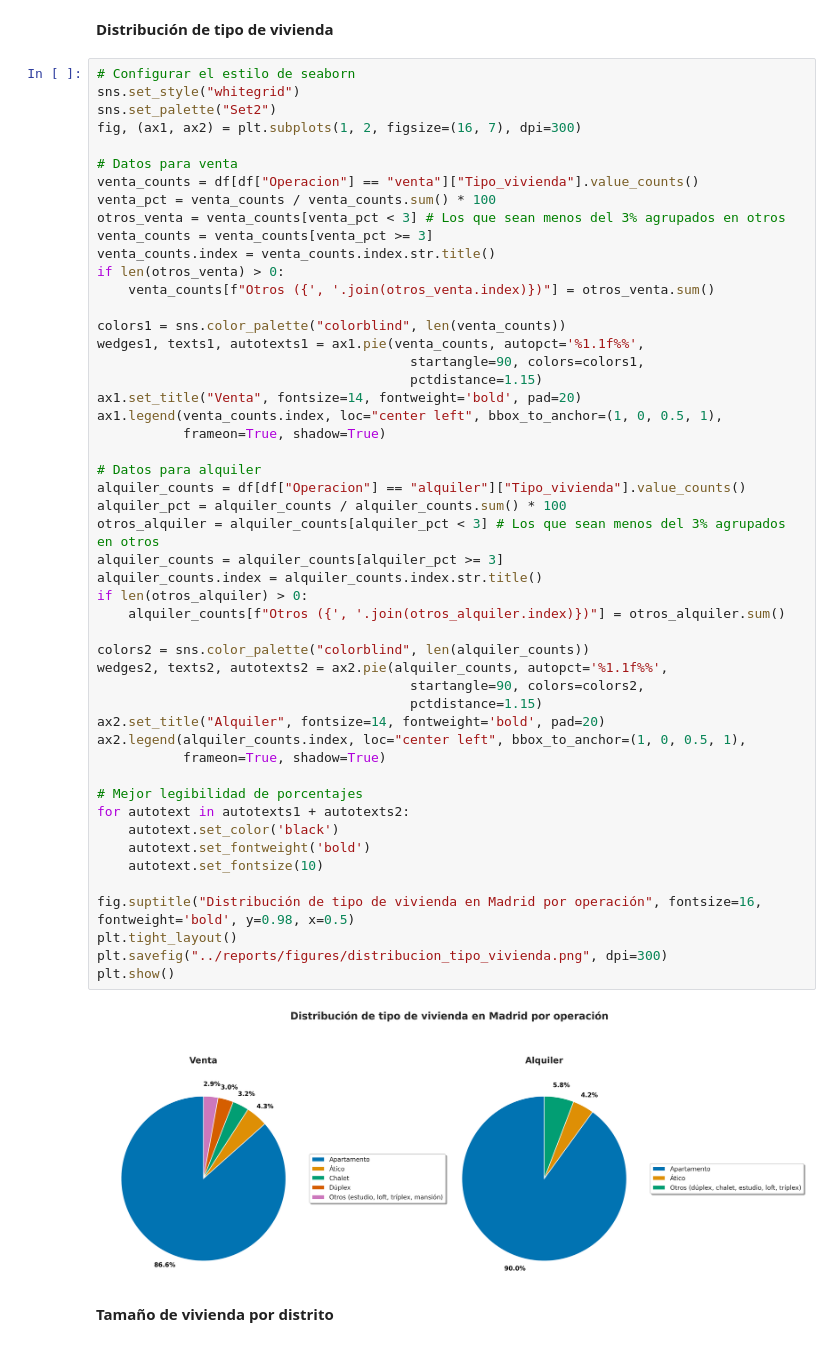
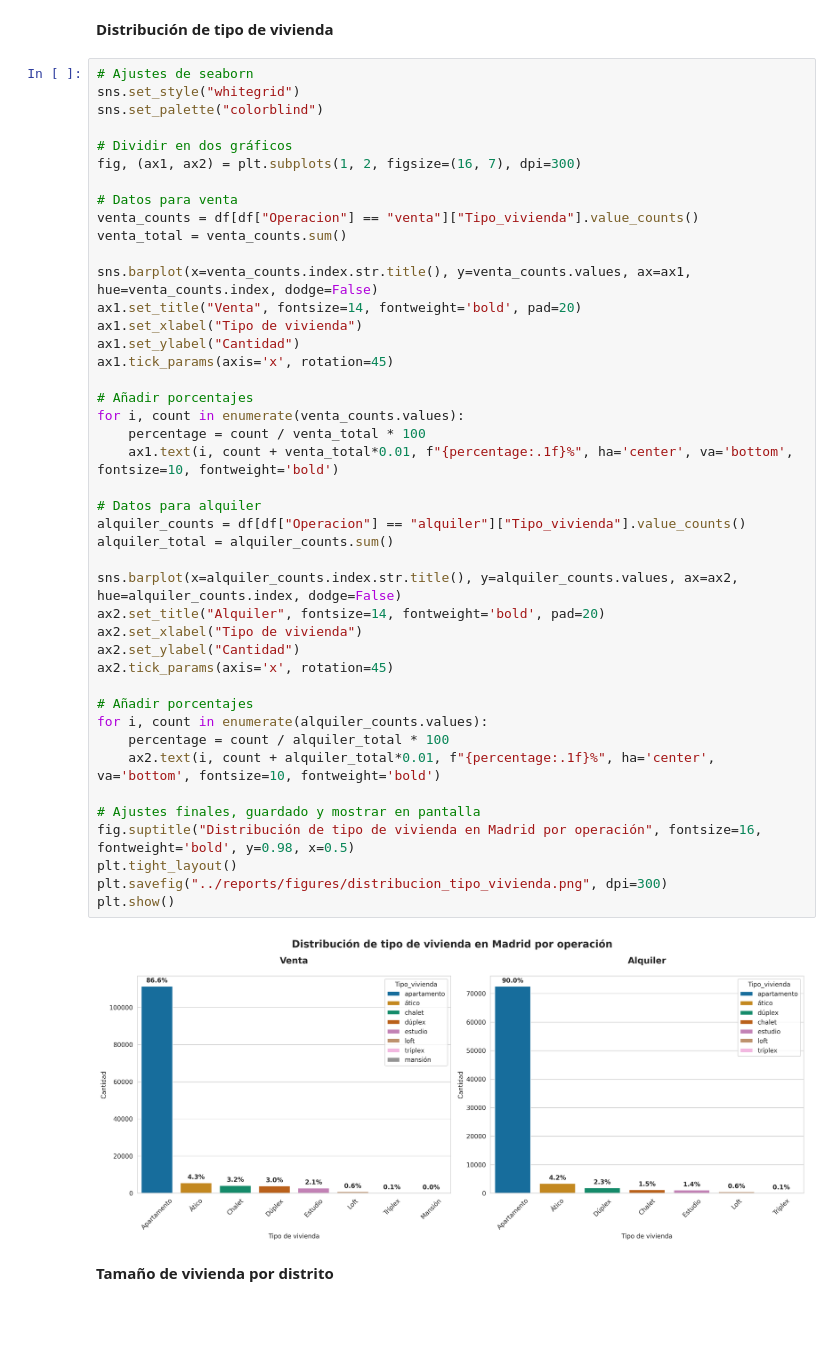
Before and after one commit to JorgeGM8/TFM_Data_Science, a Jupyter notebook: notebooks/EDA_viviendas_2011_2024.ipynb, the cells around one changed output. Saved outputs shown, nothing was run; the diff lists cells and outputs as text; blank space fills up the shorter version.

```diff
--- a/notebooks/EDA_viviendas_2011_2024.ipynb
+++ b/notebooks/EDA_viviendas_2011_2024.ipynb
@@ -612,57 +674,50 @@ plt.show()
 # %% [markdown]
 **Distribución de tipo de vivienda**
 # %%
-# Configurar el estilo de seaborn
+# Ajustes de seaborn
 sns.set_style("whitegrid")
-sns.set_palette("Set2")
+sns.set_palette("colorblind")
+
+# Dividir en dos gráficos
 fig, (ax1, ax2) = plt.subplots(1, 2, figsize=(16, 7), dpi=300)
 
 # Datos para venta
 venta_counts = df[df["Operacion"] == "venta"]["Tipo_vivienda"].value_counts()
-venta_pct = venta_counts / venta_counts.sum() * 100
-otros_venta = venta_counts[venta_pct < 3] # Los que sean menos del 3% agrupados en otros
-venta_counts = venta_counts[venta_pct >= 3]
-venta_counts.index = venta_counts.index.str.title()
-if len(otros_venta) > 0:
-    venta_counts[f"Otros ({', '.join(otros_venta.index)})"] = otros_venta.sum()
+venta_total = venta_counts.sum()
 
-colors1 = sns.color_palette("colorblind", len(venta_counts))
-wedges1, texts1, autotexts1 = ax1.pie(venta_counts, autopct='%1.1f%%',
-                                        startangle=90, colors=colors1,
-                                        pctdistance=1.15)
+sns.barplot(x=venta_counts.index.str.title(), y=venta_counts.values, ax=ax1, hue=venta_counts.index, dodge=False)
 ax1.set_title("Venta", fontsize=14, fontweight='bold', pad=20)
-ax1.legend(venta_counts.index, loc="center left", bbox_to_anchor=(1, 0, 0.5, 1),
-           frameon=True, shadow=True)
+ax1.set_xlabel("Tipo de vivienda")
+ax1.set_ylabel("Cantidad")
+ax1.tick_params(axis='x', rotation=45)
+
+# Añadir porcentajes
+for i, count in enumerate(venta_counts.values):
+    percentage = count / venta_total * 100
+    ax1.text(i, count + venta_total*0.01, f"{percentage:.1f}%", ha='center', va='bottom', fontsize=10, fontweight='bold')
 
 # Datos para alquiler
 alquiler_counts = df[df["Operacion"] == "alquiler"]["Tipo_vivienda"].value_counts()
-alquiler_pct = alquiler_counts / alquiler_counts.sum() * 100
-otros_alquiler = alquiler_counts[alquiler_pct < 3] # Los que sean menos del 3% agrupados en otros
-alquiler_counts = alquiler_counts[alquiler_pct >= 3]
-alquiler_counts.index = alquiler_counts.index.str.title()
-if len(otros_alquiler) > 0:
-    alquiler_counts[f"Otros ({', '.join(otros_alquiler.index)})"] = otros_alquiler.sum()
+alquiler_total = alquiler_counts.sum()
 
-colors2 = sns.color_palette("colorblind", len(alquiler_counts))
-wedges2, texts2, autotexts2 = ax2.pie(alquiler_counts, autopct='%1.1f%%',
-                                        startangle=90, colors=colors2,
-                                        pctdistance=1.15)
+sns.barplot(x=alquiler_counts.index.str.title(), y=alquiler_counts.values, ax=ax2, hue=alquiler_counts.index, dodge=False)
 ax2.set_title("Alquiler", fontsize=14, fontweight='bold', pad=20)
-ax2.legend(alquiler_counts.index, loc="center left", bbox_to_anchor=(1, 0, 0.5, 1),
-           frameon=True, shadow=True)
+ax2.set_xlabel("Tipo de vivienda")
+ax2.set_ylabel("Cantidad")
+ax2.tick_params(axis='x', rotation=45)
 
-# Mejor legibilidad de porcentajes
-for autotext in autotexts1 + autotexts2:
-    autotext.set_color('black')
-    autotext.set_fontweight('bold')
-    autotext.set_fontsize(10)
+# Añadir porcentajes
+for i, count in enumerate(alquiler_counts.values):
+    percentage = count / alquiler_total * 100
+    ax2.text(i, count + alquiler_total*0.01, f"{percentage:.1f}%", ha='center', va='bottom', fontsize=10, fontweight='bold')
 
+# Ajustes finales, guardado y mostrar en pantalla
 fig.suptitle("Distribución de tipo de vivienda en Madrid por operación", fontsize=16, fontweight='bold', y=0.98, x=0.5)
 plt.tight_layout()
 plt.savefig("../reports/figures/distribucion_tipo_vivienda.png", dpi=300)
 plt.show()
 # %% [output]
-[figure, old version]
+[figure, new version]
 # %% [markdown]
 **Tamaño de vivienda por distrito**
 # %%
```
Also changed, not shown: parts of 7 cells of this notebook, 6 other files.
